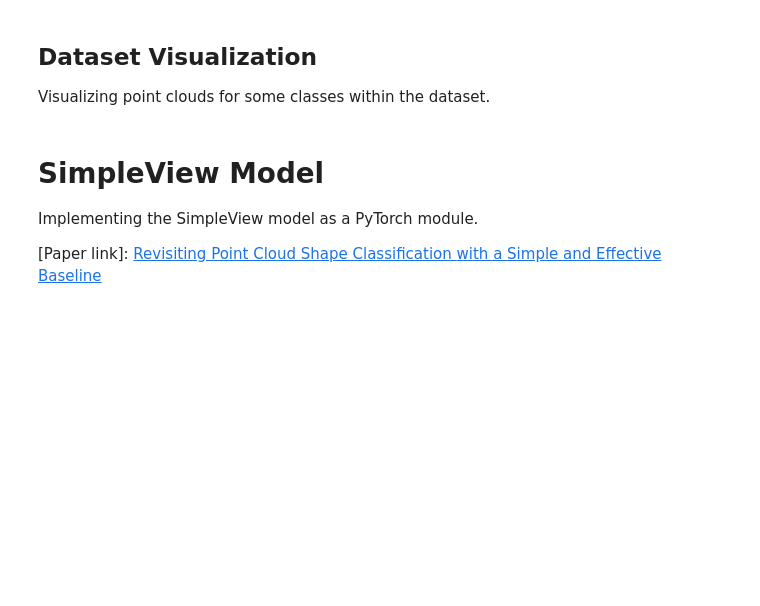
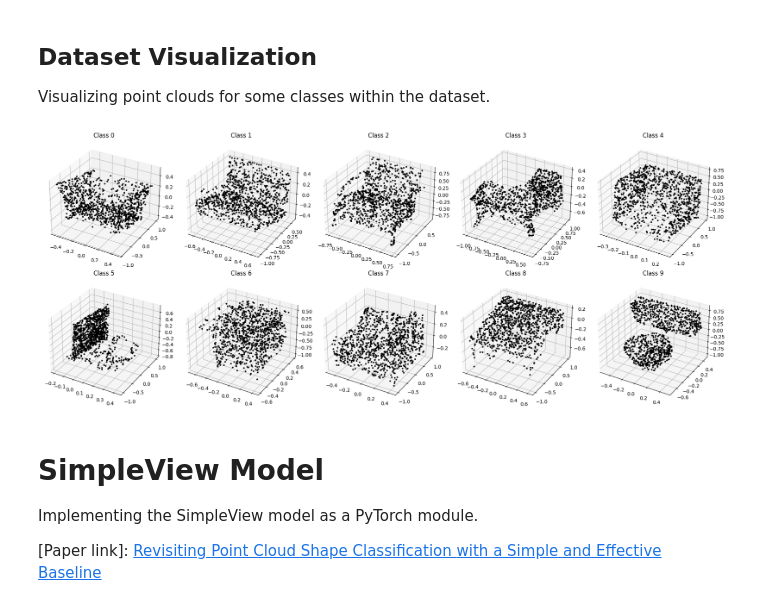
Before and after one commit to devashish-gupta/Pointy, a Jupyter notebook: driver.ipynb, the cells around one changed output. Drawn from its saved outputs; the diff is of its cells as text; code cells hidden in the pictures; blank space fills up the shorter version.

```diff
--- a/driver.ipynb
+++ b/driver.ipynb
@@ -58,3 +139,32 @@ Visualizing point clouds for some classes within the dataset.
+# %%
+import matplotlib.pyplot as plt
+from mpl_toolkits.mplot3d import Axes3D
+
+# Creating a 2x5 grid of visualtizations with 1 model from each class
+def visualize_point_cloud(ax, points, title):
+    ax.scatter(points[:, 0], points[:, 1], points[:, 2], marker='.', color='black', alpha=1.0)
+    ax.set_title(title)
+
+# Visualize one point cloud from each class in a 2x5 grid
+fig, axes = plt.subplots(2, 5, figsize=(20, 8), subplot_kw={'projection': '3d'})
+
+for class_idx in range(10):
+    class_data = [data for data in dataset if data.y.item() == class_idx]
+    row = class_idx // 5
+    col = class_idx % 5
+    visualize_point_cloud(axes[row, col], class_data[0].pos.numpy(), f"Class {class_idx}")
+
+# Adjust the spacing between subplots
+plt.subplots_adjust(wspace=0.1, hspace=0.4)
+
+plt.tight_layout()
+plt.show()
+
+# Save the grid figure
+fig.savefig("visualization_grid_2x5.png")
+plt.close(fig)
+# %% [output]
+[figure, added]
 # %% [markdown]
 # **SimpleView Model**
 
```
Also changed, not shown: parts of 62 cells of this notebook.
